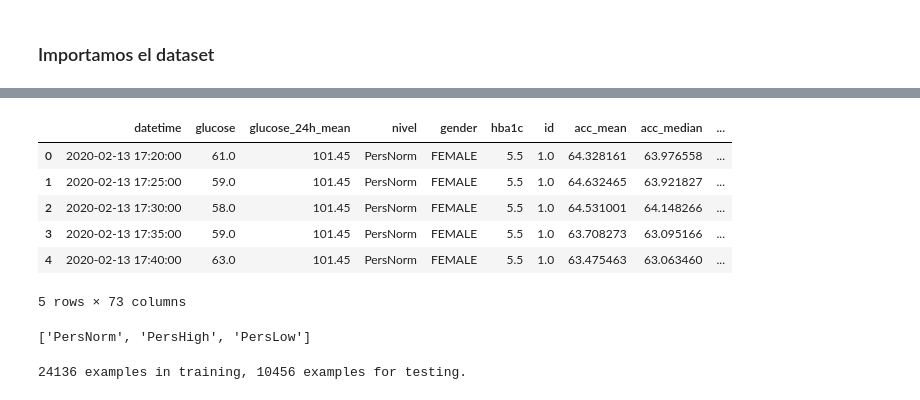
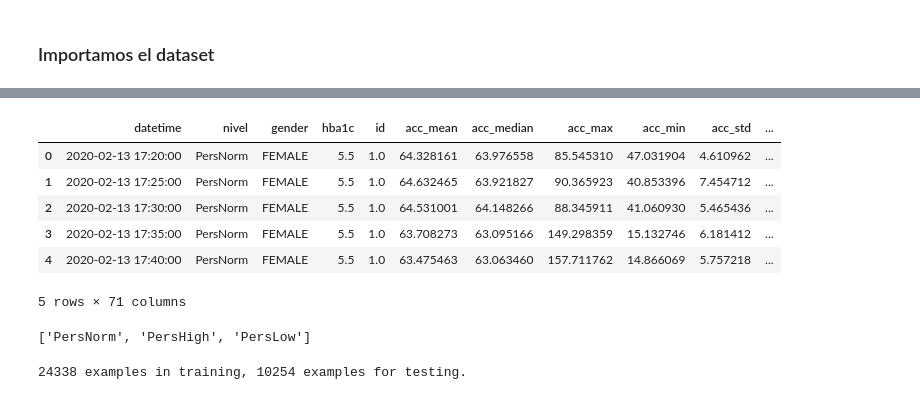
Before and after one commit to Alpha004/PreTesisMasterRepo, a Jupyter notebook: Dataset/model-beta.ipynb, the cells around one changed output, grey strips where cells are left out. Cells and saved outputs as stored; diff of their text form; code cells hidden in the pictures.

```diff
--- a/Dataset/model-beta.ipynb
+++ b/Dataset/model-beta.ipynb
@@ -40,12 +26,12 @@ import ydf model = ydf.RandomForestLearner(label="l").train(ds)
 # %%
-dataset_df = pd.read_csv("main_dataset.csv")
+dataset_df = pd.read_csv("main_dataset_without_glucose.csv")
 dataset_df.head()
 # %% [output]
-|  | datetime | glucose | glucose_24h_mean | nivel | gender | hba1c | id | acc_mean | acc_median | ... |
-| 0 | 2020-02-13 17:20:00 | 61.0 | 101.45 | PersNorm | FEMALE | 5.5 | 1.0 | 64.328161 | 63.976558 | ... |
-| 1 | 2020-02-13 17:25:00 | 59.0 | 101.45 | PersNorm | FEMALE | 5.5 | 1.0 | 64.632465 | 63.921827 | ... |
-| 2 | 2020-02-13 17:30:00 | 58.0 | 101.45 | PersNorm | FEMALE | 5.5 | 1.0 | 64.531001 | 64.148266 | ... |
-| 3 | 2020-02-13 17:35:00 | 59.0 | 101.45 | PersNorm | FEMALE | 5.5 | 1.0 | 63.708273 | 63.095166 | ... |
-| 4 | 2020-02-13 17:40:00 | 63.0 | 101.45 | PersNorm | FEMALE | 5.5 | 1.0 | 63.475463 | 63.063460 | ... |
+|  | datetime | nivel | gender | hba1c | id | acc_mean | acc_median | acc_max | acc_min | acc_std | ... |
+| 0 | 2020-02-13 17:20:00 | PersNorm | FEMALE | 5.5 | 1.0 | 64.328161 | 63.976558 | 85.545310 | 47.031904 | 4.610962 | ... |
+| 1 | 2020-02-13 17:25:00 | PersNorm | FEMALE | 5.5 | 1.0 | 64.632465 | 63.921827 | 90.365923 | 40.853396 | 7.454712 | ... |
+| 2 | 2020-02-13 17:30:00 | PersNorm | FEMALE | 5.5 | 1.0 | 64.531001 | 64.148266 | 88.345911 | 41.060930 | 5.465436 | ... |
+| 3 | 2020-02-13 17:35:00 | PersNorm | FEMALE | 5.5 | 1.0 | 63.708273 | 63.095166 | 149.298359 | 15.132746 | 6.181412 | ... |
+| 4 | 2020-02-13 17:40:00 | PersNorm | FEMALE | 5.5 | 1.0 | 63.475463 | 63.063460 | 157.711762 | 14.866069 | 5.757218 | ... |
-5 rows × 73 columns
+5 rows × 71 columns
 # %%
@@ -65,4 +52,4 @@ train_ds_pd, test_ds_pd = split_dataset(dataset_df)
 print("{} examples in training, {} examples for testing.".format(
     len(train_ds_pd), len(test_ds_pd)))
 # %% [output]
-24136 examples in training, 10456 examples for testing.
+24338 examples in training, 10254 examples for testing.
```
Also changed, not shown: parts of 8 cells of this notebook.
